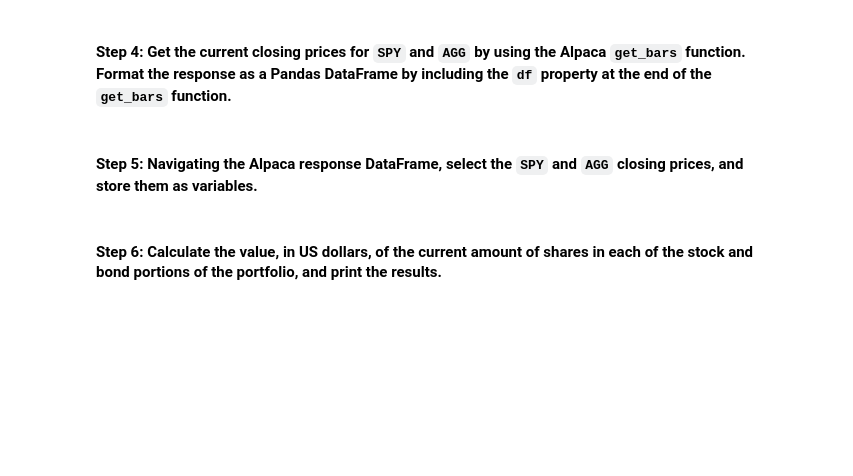
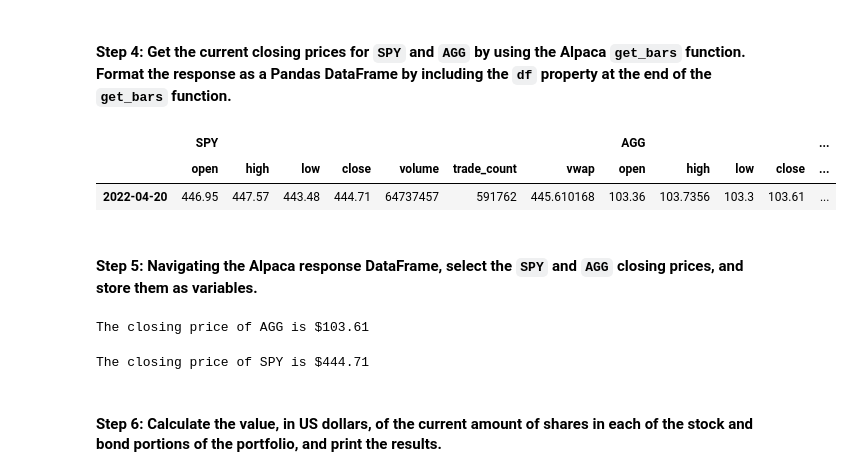
Before and after one commit to mathias1020/Challenge_5, a Jupyter notebook: financial_planning_tools.ipynb, the cells around one changed output. Saved outputs shown, nothing was run; the diff lists cells and outputs as text; code cells hidden in the pictures; blank space fills up the shorter version.

```diff
--- a/financial_planning_tools.ipynb
+++ b/financial_planning_tools.ipynb
@@ -187,11 +187,15 @@ agg_shares = 200
 #### Step 2: Set the variables for the Alpaca API and secret keys. Using the Alpaca SDK, create the Alpaca `tradeapi.REST` object. In this object, include the parameters for the Alpaca API key, the secret key, and the version number.
 # %%
 # Set the variables for the Alpaca API and secret keys
-# YOUR CODE HERE
-# YOUR CODE HERE
+alpaca_api_key = os.getenv("ALPACA_API_KEY_ENV")
+alpaca_secret_key =  os.getenv("ALPACA_SECRET_KEY")
 
 # Create the Alpaca tradeapi.REST object
-# YOUR CODE HERE
+alpaca = tradeapi.REST(
+    alpaca_api_key,
+    alpaca_secret_key,
+    api_version = "v2"
+)
 # %% [markdown]
 #### Step 3: Set the following parameters for the Alpaca API call:
 
@@ -202,49 +206,64 @@ agg_shares = 200
 - `start_date` and `end_date`: Use the same date for these parameters, and format them with the date of the previous weekday (or `2020-08-07`). This is because you want the one closing price for the most-recent trading day.
 # %%
 # Set the tickers for both the bond and stock portion of the portfolio
-# YOUR CODE HERE
+tickers = ["SPY", "AGG"]
 
 # Set timeframe to 1Day
-# YOUR CODE HERE
+timeframe = "1Day"
 
 # Format current date as ISO format
 # Set both the start and end date at the date of your prior weekday
 # This will give you the closing price of the previous trading day
 # Alternatively you can use a start and end date of 2020-08-07
-# YOUR CODE HERE
-# YOUR CODE HERE
+start_date = pd.Timestamp("2022-04-20", tz="America/New_York").isoformat()
+end_date = pd.Timestamp("2022-04-20", tz="America/New_York").isoformat()
 # %% [markdown]
 #### Step 4: Get the current closing prices for `SPY` and `AGG` by using the Alpaca `get_bars` function. Format the response as a Pandas DataFrame by including the `df` property at the end of the `get_bars` function.
 # %%
 # Use the Alpaca get_bars function to get current closing prices the portfolio
 # Be sure to set the `df` property after the function to format the response object as a DataFrame
-# YOUR CODE HERE
+current_closing_prices_df = alpaca.get_bars(
+    tickers,
+    timeframe,
+    start = start_date,
+    end = end_date
+).df
 
 # Reorganize the DataFrame
 # Separate ticker data
-# YOUR CODE HERE
+current_closing_prices_df.index = current_closing_prices_df.index.date
+SPY = current_closing_prices_df[current_closing_prices_df["symbol"] == "SPY"].drop(columns="symbol")
+AGG = current_closing_prices_df[current_closing_prices_df["symbol"] == "AGG"].drop(columns="symbol")
 
 # Concatenate the ticker DataFrames
-# YOUR CODE HERE
+current_closing_prices_df = pd.concat([SPY, AGG], axis=1, keys=("SPY", "AGG"))
 
 # Review the first 5 rows of the Alpaca DataFrame
-# YOUR CODE HERE
+current_closing_prices_df.head()
+# %% [output]
+|  | SPY |  |  |  |  |  |  | AGG |  |  |  | ... |
+|  | open | high | low | close | volume | trade_count | vwap | open | high | low | close | ... |
+| 2022-04-20 | 446.95 | 447.57 | 443.48 | 444.71 | 64737457 | 591762 | 445.610168 | 103.36 | 103.7356 | 103.3 | 103.61 | ... |
 # %% [markdown]
 #### Step 5: Navigating the Alpaca response DataFrame, select the `SPY` and `AGG` closing prices, and store them as variables.
 # %%
 # Access the closing price for AGG from the Alpaca DataFrame
 # Converting the value to a floating point number
-agg_close_price = # YOUR CODE HERE
+agg_close_price = float(current_closing_prices_df["AGG"]["close"])
 
 # Print the AGG closing price
-# YOUR CODE HERE
+print(f"The closing price of AGG is ${agg_close_price:0.2f}")
+# %% [output]
+The closing price of AGG is $103.61
 # %%
 # Access the closing price for SPY from the Alpaca DataFrame
 # Converting the value to a floating point number
-spy_close_price = # YOUR CODE HERE
+spy_close_price = float(current_closing_prices_df["SPY"]["close"])
 
 # Print the SPY closing price
-# YOUR CODE HERE
+print(f"The closing price of SPY is ${spy_close_price:0.2f}")
+# %% [output]
+The closing price of SPY is $444.71
 # %% [markdown]
 #### Step 6: Calculate the value, in US dollars, of the current amount of shares in each of the stock and bond portions of the portfolio, and print the results.
 # %%
```
Also changed, not shown: 1 other file.
